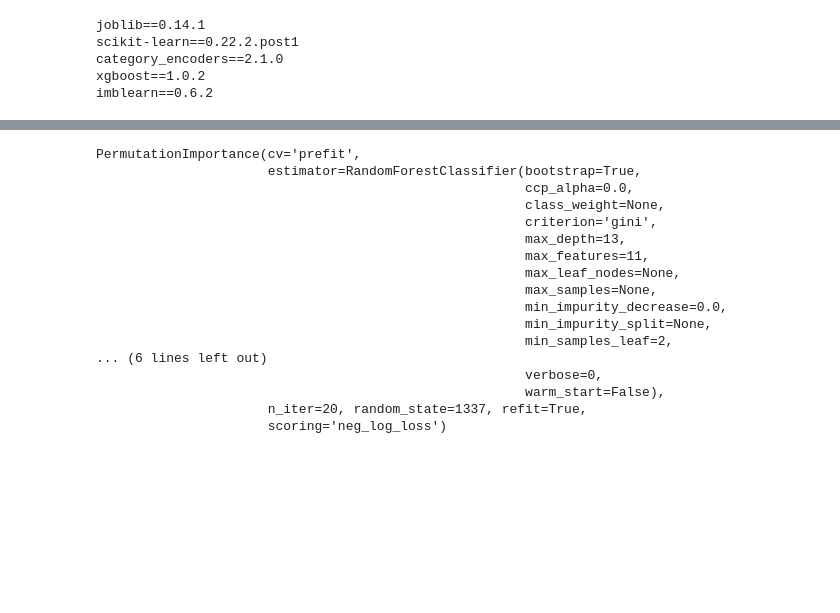
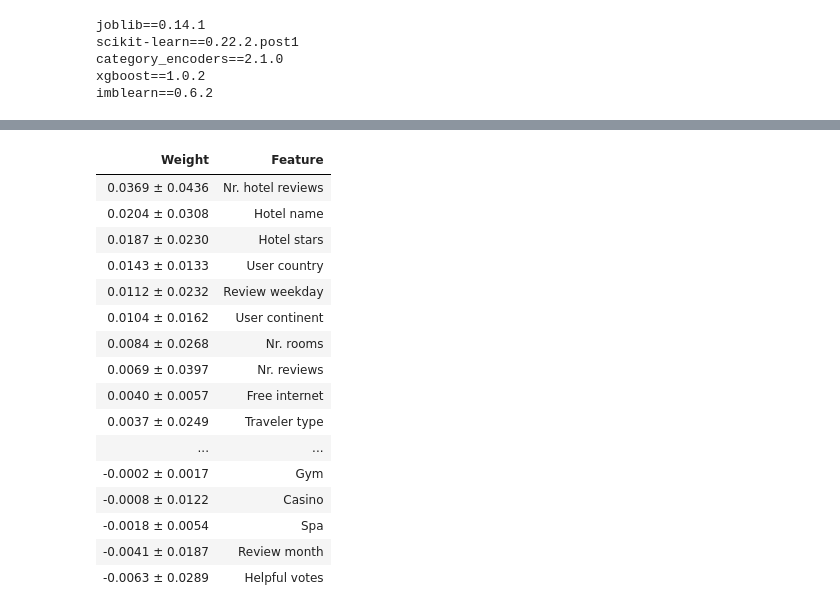
Before and after one commit to mherbert93/unit2-build, a Jupyter notebook: notebooks/LasVegasStrip.ipynb, the cells around one changed output, grey strips where cells are left out. Drawn from its saved outputs; the diff is of its cells as text; code cells hidden in the pictures; blank space fills up the shorter version.

```diff
--- a/notebooks/LasVegasStrip.ipynb
+++ b/notebooks/LasVegasStrip.ipynb
@@ -385,32 +358,39 @@ importances.sort_values().plot.barh(color='grey');
 # %%
 ###While this is a good way to evaluate the estimator we are passing in, unless using a 3 way train/validate/test split, this should not be used for feature selection.
 ###Instead, passing in an unfit estimator and specifying the amount of CV rounds will allow us to see more generalized permutation importance.
 import eli5
 from eli5.sklearn import PermutationImportance
 
 permuter = PermutationImportance(
-    forest_pipeline.named_steps.model, #prefit estimator
-    scoring='neg_log_loss',
-    n_iter=20,
+    xgboost_pipeline.named_steps.model, #prefit estimator
+    scoring='roc_auc_ovo',
+    n_iter=300,
     random_state=1337
 )
 
-permuter.fit(forest_pipeline.named_steps.encoder.transform(X_test), y_test)
+permuter.fit(xgboost_pipeline.named_steps.encoder.transform(X_test), y_test)
+feature_names = X_test.columns.tolist()
+
+eli5.show_weights(
+    permuter,
+    top=None,
+    feature_names=feature_names
+)
 # %% [output]
-PermutationImportance(cv='prefit',
-                      estimator=RandomForestClassifier(bootstrap=True,
-                                                       ccp_alpha=0.0,
-                                                       class_weight=None,
-                                                       criterion='gini',
-                                                       max_depth=13,
-                                                       max_features=11,
-                                                       max_leaf_nodes=None,
-                                                       max_samples=None,
-                                                       min_impurity_decrease=0.0,
-                                                       min_impurity_split=None,
-                                                       min_samples_leaf=2,
-... (6 lines left out)
-                                                       verbose=0,
-                                                       warm_start=False),
-                      n_iter=20, random_state=1337, refit=True,
-                      scoring='neg_log_loss')
+| Weight | Feature |
+| 0.0369 ± 0.0436 | Nr. hotel reviews |
+| 0.0204 ± 0.0308 | Hotel name |
+| 0.0187 ± 0.0230 | Hotel stars |
+| 0.0143 ± 0.0133 | User country |
+| 0.0112 ± 0.0232 | Review weekday |
+| 0.0104 ± 0.0162 | User continent |
+| 0.0084 ± 0.0268 | Nr. rooms |
+| 0.0069 ± 0.0397 | Nr. reviews |
+| 0.0040 ± 0.0057 | Free internet |
+| 0.0037 ± 0.0249 | Traveler type |
+| ... | ... |
+| -0.0002 ± 0.0017 | Gym |
+| -0.0008 ± 0.0122 | Casino |
+| -0.0018 ± 0.0054 | Spa |
+| -0.0041 ± 0.0187 | Review month |
+| -0.0063 ± 0.0289 | Helpful votes |
```
Also changed, not shown: parts of 23 cells of this notebook, 3 other files.
